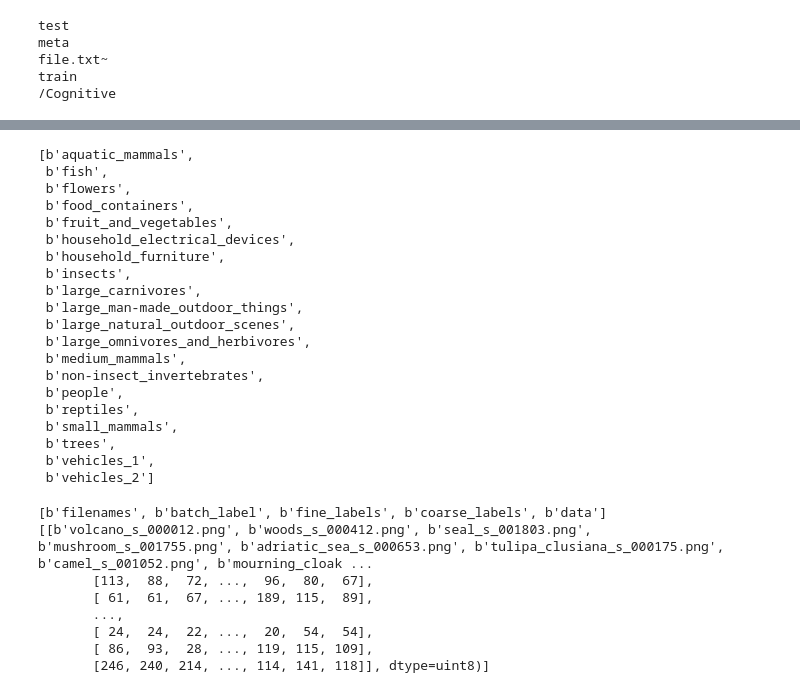
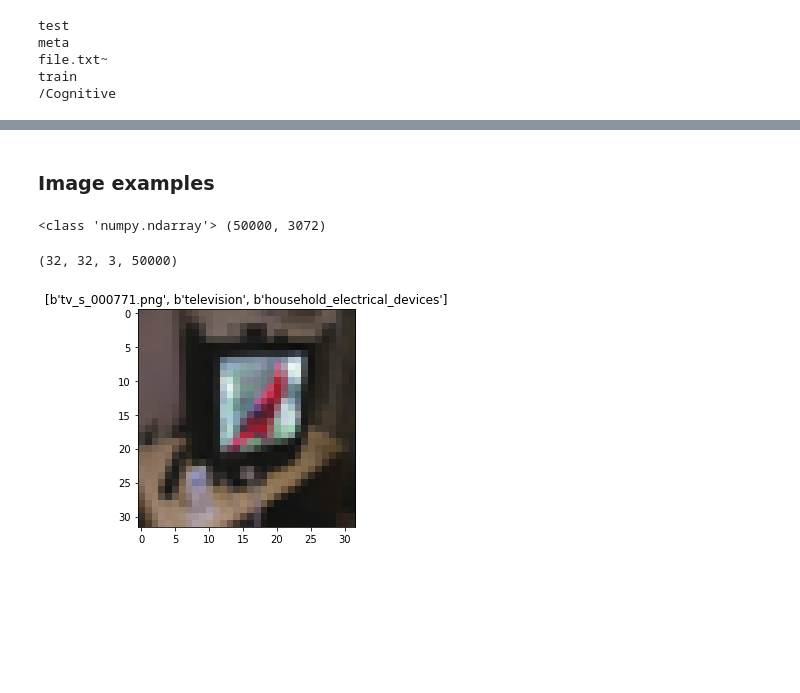
Before and after one commit to ChristinaKou/CnnClassification, a Jupyter notebook: CognvitivePlus.ipynb, the cells around one changed output, grey strips where cells are left out. Saved outputs shown, nothing was run; the diff lists cells and outputs as text; code cells hidden in the pictures; blank space fills up the shorter version.

Commit message:
Image examples

```diff
--- a/CognvitivePlus.ipynb
+++ b/CognvitivePlus.ipynb
@@ -145,35 +131,21 @@ META
-# %%
-list(meta.values())[0]
-list(meta.values())[1]
-# %% [output]
-[b'aquatic_mammals',
- b'fish',
- b'flowers',
- b'food_containers',
- b'fruit_and_vegetables',
- b'household_electrical_devices',
- b'household_furniture',
- b'insects',
- b'large_carnivores',
- b'large_man-made_outdoor_things',
- b'large_natural_outdoor_scenes',
- b'large_omnivores_and_herbivores',
- b'medium_mammals',
- b'non-insect_invertebrates',
- b'people',
- b'reptiles',
- b'small_mammals',
- b'trees',
- b'vehicles_1',
- b'vehicles_2']
-# %%
-print(*(list(test.keys()),list(test.values())),sep='\n')
-# %% [output]
-[b'filenames', b'batch_label', b'fine_labels', b'coarse_labels', b'data']
-[[b'volcano_s_000012.png', b'woods_s_000412.png', b'seal_s_001803.png', b'mushroom_s_001755.png', b'adriatic_sea_s_000653.png', b'tulipa_clusiana_s_000175.png', b'camel_s_001052.png', b'mourning_cloak ...
-       [113,  88,  72, ...,  96,  80,  67],
-       [ 61,  61,  67, ..., 189, 115,  89],
-       ...,
-       [ 24,  24,  22, ...,  20,  54,  54],
-       [ 86,  93,  28, ..., 119, 115, 109],
-       [246, 240, 214, ..., 114, 141, 118]], dtype=uint8)]
+# %% [markdown]
+### Image examples
+# %%
+# type and shape of image data
+print(type(train[b'data']),train[b'data'].shape)
+# %% [output]
+<class 'numpy.ndarray'> (50000, 3072)
+# %%
+# reshape dataset
+trainImages = train[b'data'].reshape(50000,3,32,32).transpose(2,3,1,0);
+trainImages.shape
+# %% [output]
+(32, 32, 3, 50000)
+# %%
+# Show random image examples with their filename, coarse category and fine category
+%matplotlib inline
+thisImage=randrange(len(train[b'filenames']));
+plt.imshow(trainImages[:,:,:,thisImage].squeeze());
+plt.title([train[b'filenames'][thisImage], meta[b'fine_label_names'][train[b'fine_labels'][thisImage]],meta[b'coarse_label_names'][train[b'coarse_labels'][thisImage]]] );
+# %% [output]
+[figure, added]
```
Also changed, not shown: parts of 5 cells of this notebook.
